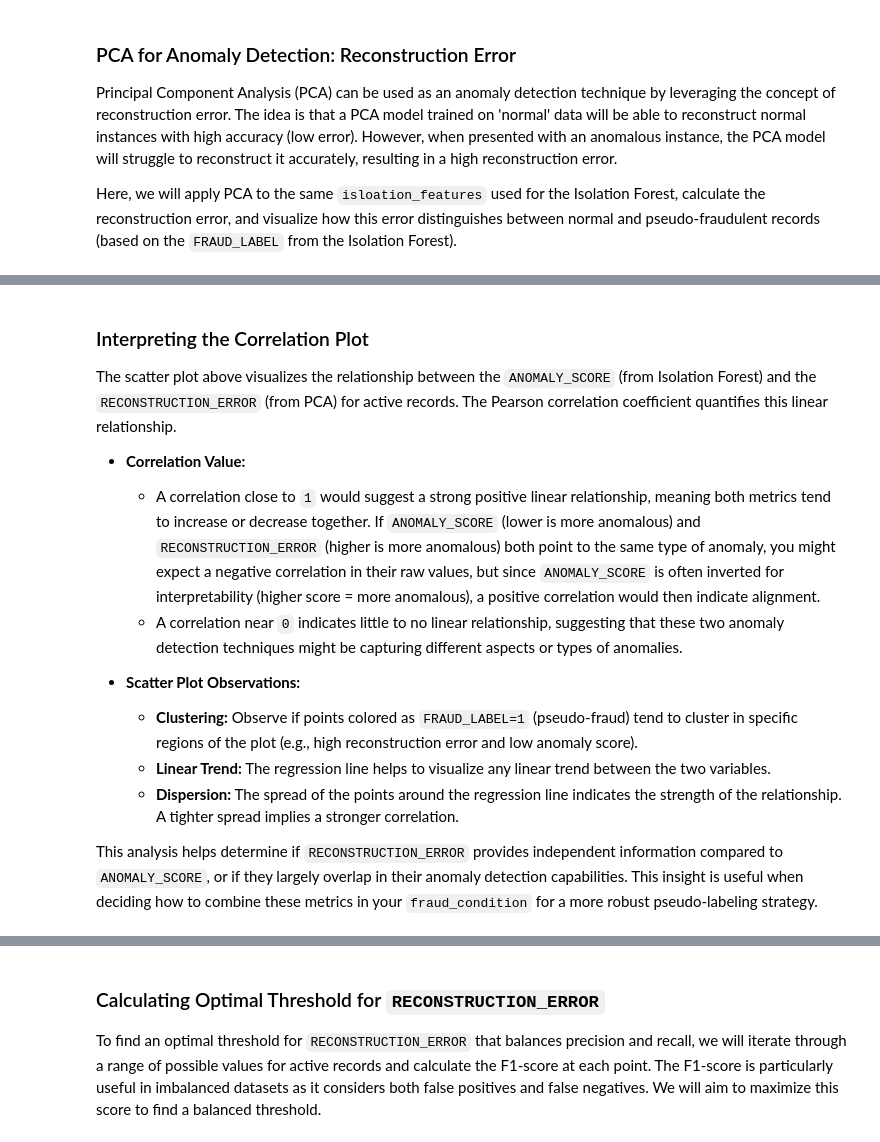
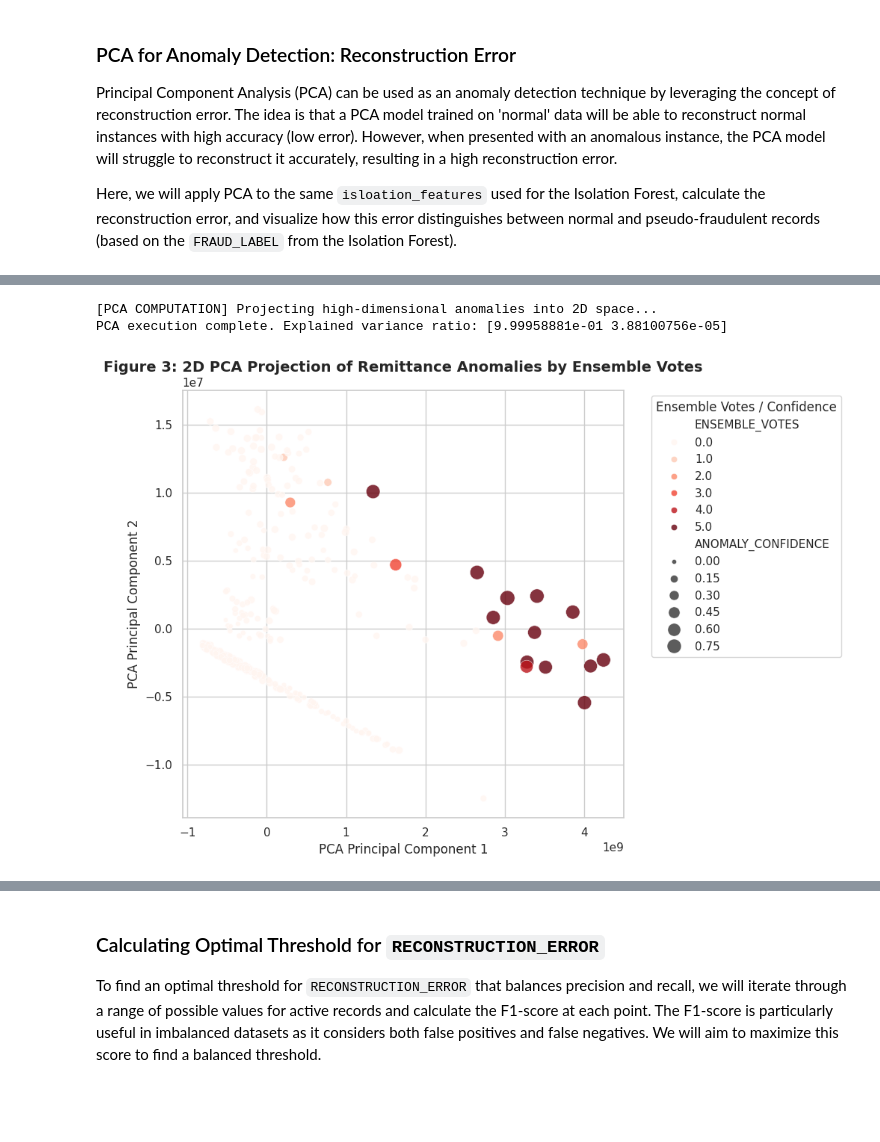
Before and after one commit to RobertDS-45/Money_Remmitence_analysis, a Jupyter notebook: Bot_Money_remmitence_analysis.ipynb, the cells around one changed output, grey strips where cells are left out. Saved outputs shown, nothing was run; the diff lists cells and outputs as text; code cells hidden in the pictures; blank space fills up the shorter version.

```diff
--- a/Bot_Money_remmitence_analysis.ipynb
+++ b/Bot_Money_remmitence_analysis.ipynb
@@ -780,15 +405,45 @@ Pearson Correlation between RECONSTRUCTION_ERROR and ANOMALY_SCORE (Active Recor
-# %% [markdown]
-### Interpreting the Correlation Plot
-
-The scatter plot above visualizes the relationship between the `ANOMALY_SCORE` (from Isolation Forest) and the `RECONSTRUCTION_ERROR` (from PCA) for active records. The Pearson correlation coefficient quantifies this linear relationship.
-
-*   **Correlation Value:**
-    *   A correlation close to `1` would suggest a strong positive linear relationship, meaning both metrics tend to increase or decrease together. If `ANOMALY_SCORE` (lower is more anomalous) and `RECONSTRUCTION_ERROR` (higher is more anomalous) both point to the same type of anomaly, you might expect a negative correlation in their raw values, but since `ANOMALY_SCORE` is often inverted for interpretability (higher score = more anomalous), a positive correlation would then indicate alignment.
-    *   A correlation near `0` indicates little to no linear relationship, suggesting that these two anomaly detection techniques might be capturing different aspects or types of anomalies.
-
-*   **Scatter Plot Observations:**
-    *   **Clustering:** Observe if points colored as `FRAUD_LABEL=1` (pseudo-fraud) tend to cluster in specific regions of the plot (e.g., high reconstruction error and low anomaly score).
-    *   **Linear Trend:** The regression line helps to visualize any linear trend between the two variables.
-    *   **Dispersion:** The spread of the points around the regression line indicates the strength of the relationship. A tighter spread implies a stronger correlation.
-
-This analysis helps determine if `RECONSTRUCTION_ERROR` provides independent information compared to `ANOMALY_SCORE`, or if they largely overlap in their anomaly detection capabilities. This insight is useful when deciding how to combine these metrics in your `fraud_condition` for a more robust pseudo-labeling strategy.
+# %%
+from sklearn.decomposition import PCA
+import matplotlib.pyplot as plt
+import seaborn as sns
+
+print("\n[PCA COMPUTATION] Projecting high-dimensional anomalies into 2D space...")
+
+# 1. Initialize PCA to reduce to 2 dimensions
+pca = PCA(n_components=2, random_state=42) # Using 2 components for visual plotting
+
+# 2. Fit and transform the features from your active records
+# Using the same preliminary features defined in your ensemble cell
+features_to_project = active_df[preliminary_features].fillna(0.0)
+pca_results = pca.fit_transform(features_to_project)
+
+# 3. Append PCA components back to active_df for mapping
+active_df['PCA_Component_1'] = pca_results[:, 0]
+active_df['PCA_Component_2'] = pca_results[:, 1]
+
+print(f"PCA execution complete. Explained variance ratio: {pca.explained_variance_ratio_}")
+
+# 4. Visualize the Anomaly clusters based on ENSEMBLE_VOTES consensus
+plt.figure(figsize=(10, 7))
+sns.scatterplot(
+    data=active_df,
+    x='PCA_Component_1',
+    y='PCA_Component_2',
+    hue='ENSEMBLE_VOTES',
+    palette='Reds',
+    size='ANOMALY_CONFIDENCE',
+    sizes=(20, 200),
+    alpha=0.8
+)
+
+plt.title('Figure 3: 2D PCA Projection of Remittance Anomalies by Ensemble Votes', fontsize=14, fontweight='bold')
+plt.xlabel('PCA Principal Component 1', fontsize=12)
+plt.ylabel('PCA Principal Component 2', fontsize=12)
+plt.legend(title='Ensemble Votes / Confidence', bbox_to_anchor=(1.05, 1), loc='upper left')
+plt.tight_layout()
+plt.savefig('eda_pca_anomaly_clusters.png', dpi=300)
+plt.show()
+# %% [output]
+[PCA COMPUTATION] Projecting high-dimensional anomalies into 2D space...
+PCA execution complete. Explained variance ratio: [9.99958881e-01 3.88100756e-05]
+[figure, added]
```
Also changed, not shown: parts of 67 cells of this notebook.
